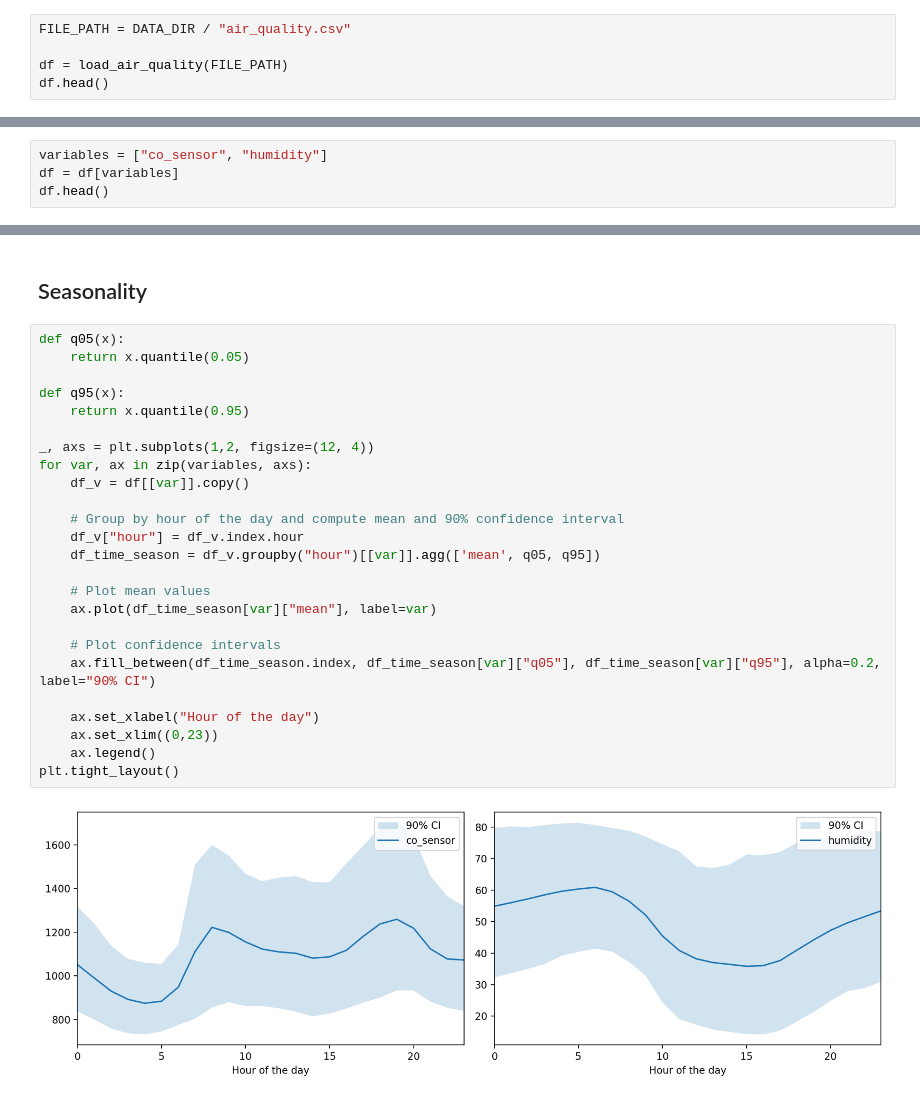
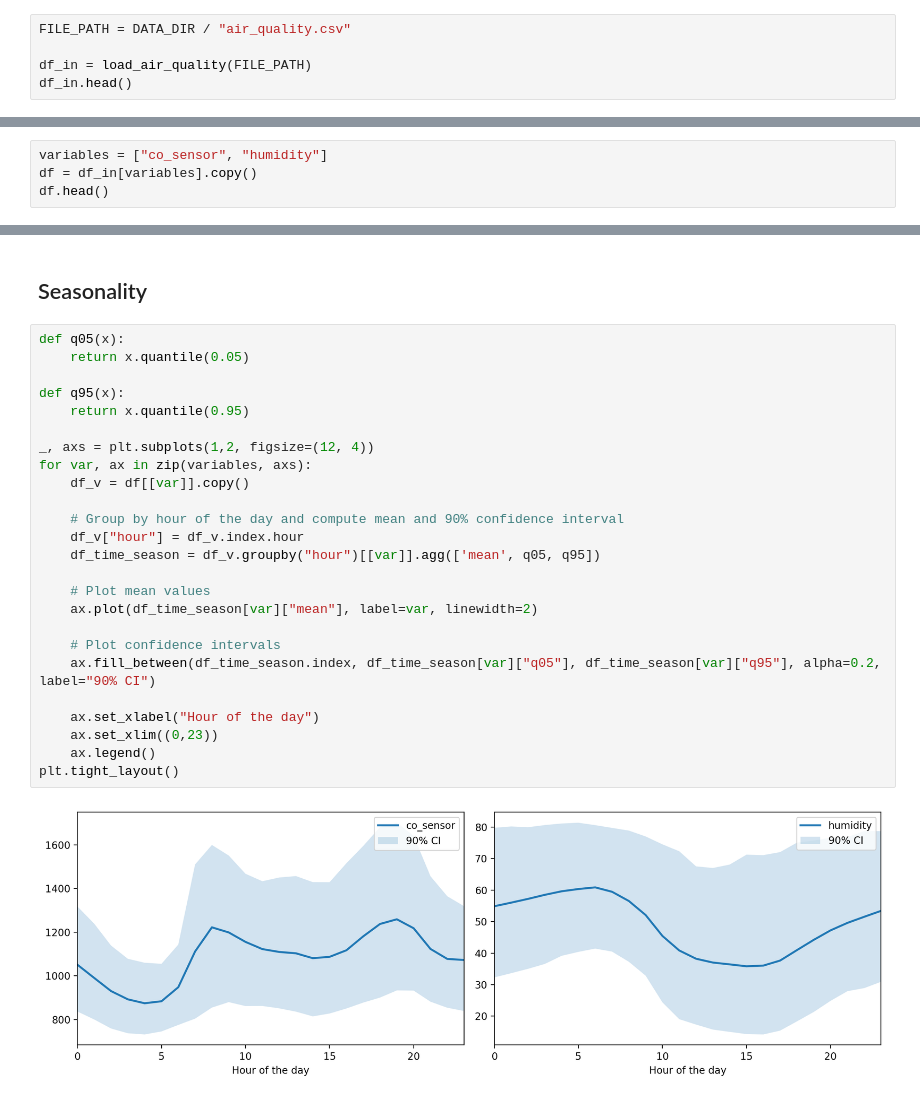
Before and after one commit to WeinbergMalte/timeseries-forecasting-workshop, a Jupyter notebook: notebooks/02-air-pollutants-analysis.ipynb, the cells around one changed output, grey strips where cells are left out. Cells and saved outputs as stored; diff of their text form.

```diff
--- a/notebooks/02-air-pollutants.ipynb
+++ b/notebooks/02-air-pollutants-analysis.ipynb
@@ -18,8 +16,8 @@ The autoreload extension is already loaded. To reload it, use:
 # %%
 FILE_PATH = DATA_DIR / "air_quality.csv"
 
-df = load_air_quality(FILE_PATH)
-df.head()
+df_in = load_air_quality(FILE_PATH)
+df_in.head()
 # %% [output]
 |  | co_true | co_sensor | nmhc_true | c6h6_true | nmhc_sensor | nox_true | nox_sensor | no2_true | no2_sensor | ... |
 | date_time |  |  |  |  |  |  |  |  |  | ... |
@@ -30,7 +28,7 @@ df.head()
 | 2004-04-04 04:00:00 | -200.0 | 1028.0 | -200.0 | 3.5 | 682.0 | -200.0 | 1090.0 | -200.0 | 1448.0 | ... |
 # %%
 variables = ["co_sensor", "humidity"]
-df = df[variables]
+df = df_in[variables].copy()
 df.head()
 # %% [output]
 |  | co_sensor | humidity |
@@ -75,27 +73,27 @@ plt.tight_layout()
 # %%
 def q05(x):
     return x.quantile(0.05)
 
 def q95(x):
     return x.quantile(0.95)
 
 _, axs = plt.subplots(1,2, figsize=(12, 4))
 for var, ax in zip(variables, axs):
     df_v = df[[var]].copy()
 
     # Group by hour of the day and compute mean and 90% confidence interval
     df_v["hour"] = df_v.index.hour
     df_time_season = df_v.groupby("hour")[[var]].agg(['mean', q05, q95])
 
     # Plot mean values
-    ax.plot(df_time_season[var]["mean"], label=var)
+    ax.plot(df_time_season[var]["mean"], label=var, linewidth=2)
 
     # Plot confidence intervals
     ax.fill_between(df_time_season.index, df_time_season[var]["q05"], df_time_season[var]["q95"], alpha=0.2, label="90% CI")
 
     ax.set_xlabel("Hour of the day")
     ax.set_xlim((0,23))
     ax.legend()
 plt.tight_layout()
 # %% [output]
-[figure, old version]
+[figure, new version]
```
Also changed, not shown: parts of 2 cells of this notebook, 2 other files.
